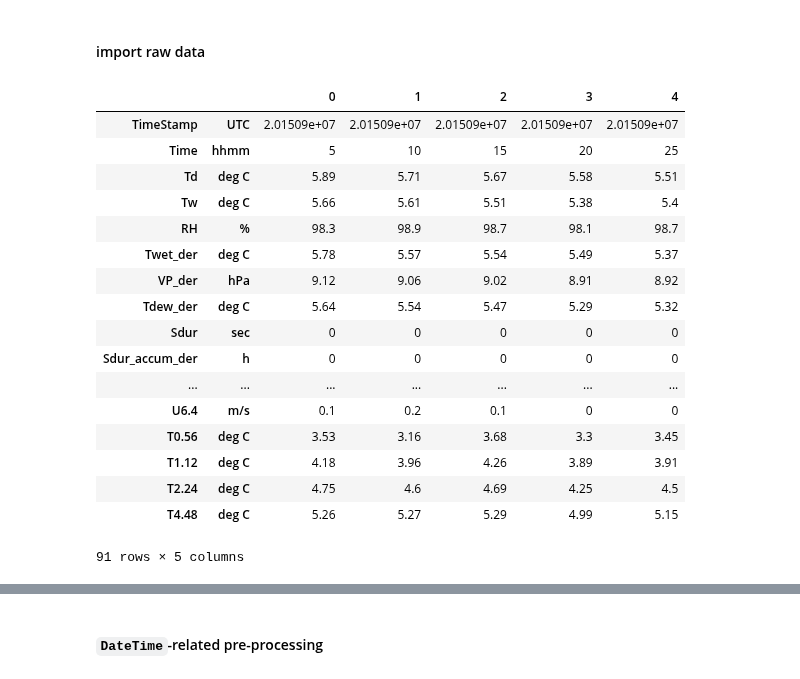
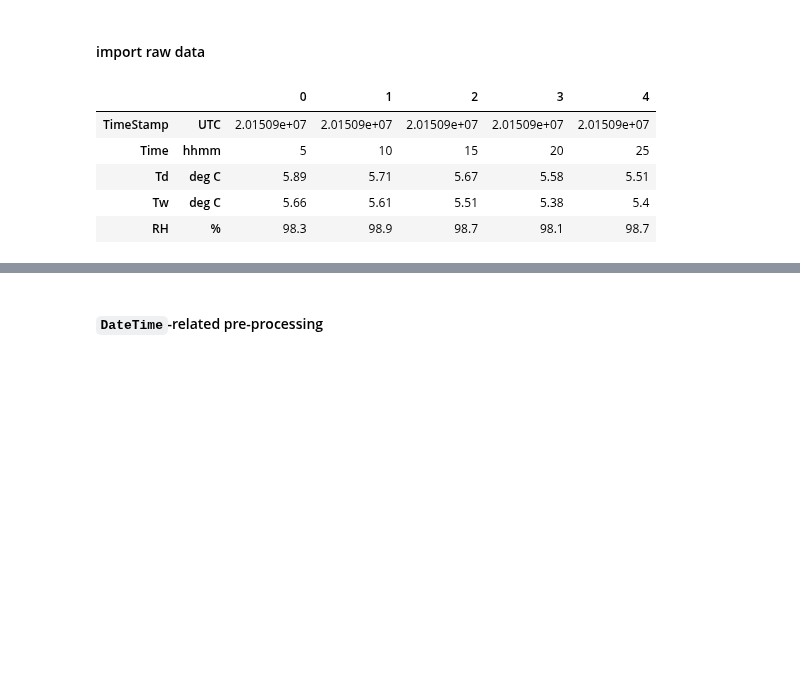
Before and after one commit to BLM-UoR/BLM, a Jupyter notebook: docs/tutorials/DataAnalysis_BLM.ipynb, the cells around one changed output, grey strips where cells are left out. Saved outputs shown, nothing was run; the diff lists cells and outputs as text; code cells hidden in the pictures; blank space fills up the shorter version.

```diff
--- a/docs/tutorials/DataAnalysis_BLM.ipynb
+++ b/docs/tutorials/DataAnalysis_BLM.ipynb
@@ -61,24 +61,12 @@ import seaborn as sns
 #### import raw data
 # %%
 # data_raw=pd.read_csv('WP_PM_rawdata.csv',header=0,skiprows=[1]).dropna(how='all')
-data_raw = pd.read_csv('../data/WP_PM_rawdata.csv', header=[0, 1]).dropna(how='all')
-data_raw.head().T
+data_raw = pd.read_csv('../data/PM_rawdata.csv', header=[0, 1]).dropna(how='all')
+data_raw.head().T.head()
 # %% [output]
 |  |  | 0 | 1 | 2 | 3 | 4 |
 | TimeStamp | UTC | 2.01509e+07 | 2.01509e+07 | 2.01509e+07 | 2.01509e+07 | 2.01509e+07 |
 | Time | hhmm | 5 | 10 | 15 | 20 | 25 |
 | Td | deg C | 5.89 | 5.71 | 5.67 | 5.58 | 5.51 |
 | Tw | deg C | 5.66 | 5.61 | 5.51 | 5.38 | 5.4 |
 | RH | % | 98.3 | 98.9 | 98.7 | 98.1 | 98.7 |
-| Twet_der | deg C | 5.78 | 5.57 | 5.54 | 5.49 | 5.37 |
-| VP_der | hPa | 9.12 | 9.06 | 9.02 | 8.91 | 8.92 |
-| Tdew_der | deg C | 5.64 | 5.54 | 5.47 | 5.29 | 5.32 |
-| Sdur | sec | 0 | 0 | 0 | 0 | 0 |
-| Sdur_accum_der | h | 0 | 0 | 0 | 0 | 0 |
-| ... | ... | ... | ... | ... | ... | ... |
-| U6.4 | m/s | 0.1 | 0.2 | 0.1 | 0 | 0 |
-| T0.56 | deg C | 3.53 | 3.16 | 3.68 | 3.3 | 3.45 |
-| T1.12 | deg C | 4.18 | 3.96 | 4.26 | 3.89 | 3.91 |
-| T2.24 | deg C | 4.75 | 4.6 | 4.69 | 4.25 | 4.5 |
-| T4.48 | deg C | 5.26 | 5.27 | 5.29 | 4.99 | 5.15 |
-91 rows × 5 columns
```
Also changed, not shown: parts of 28 cells of this notebook, 2 other files.
